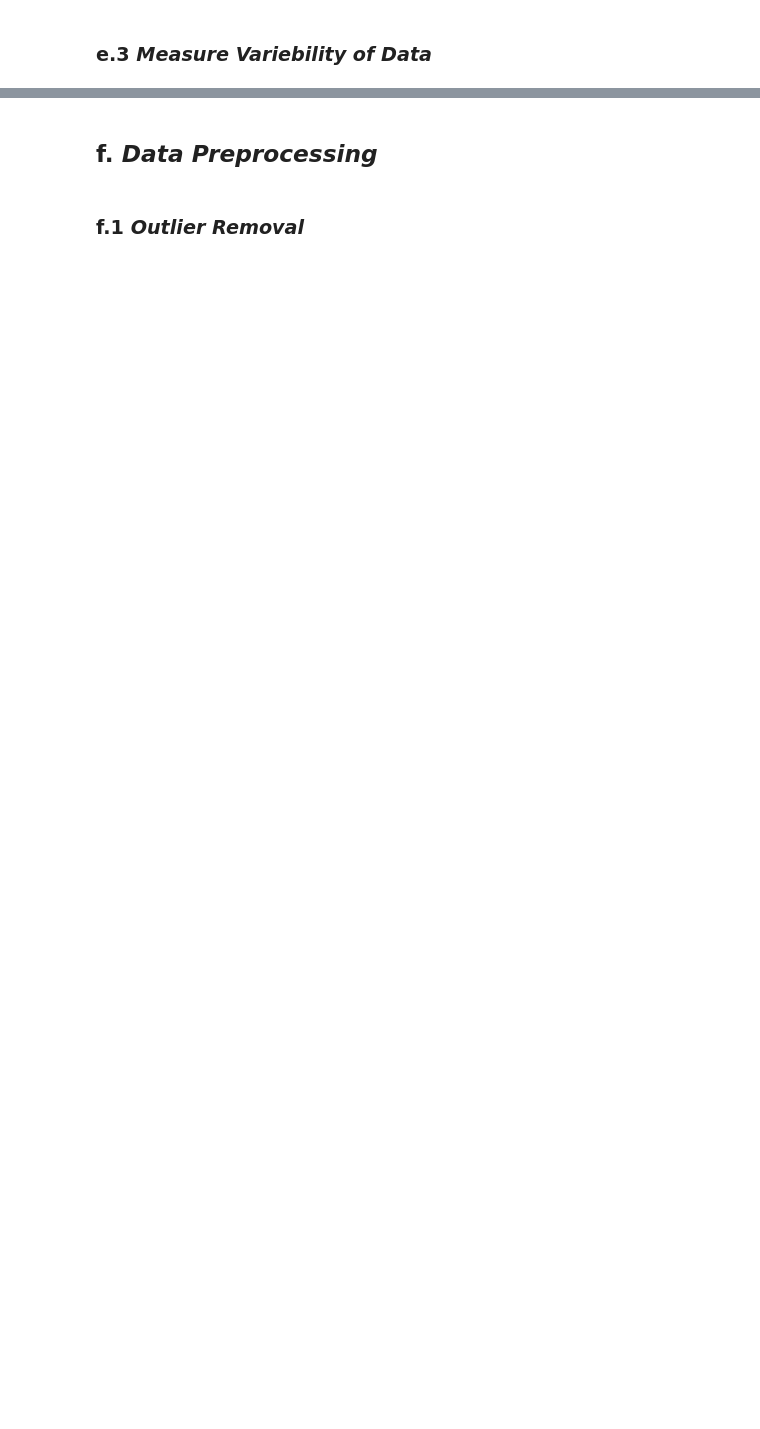
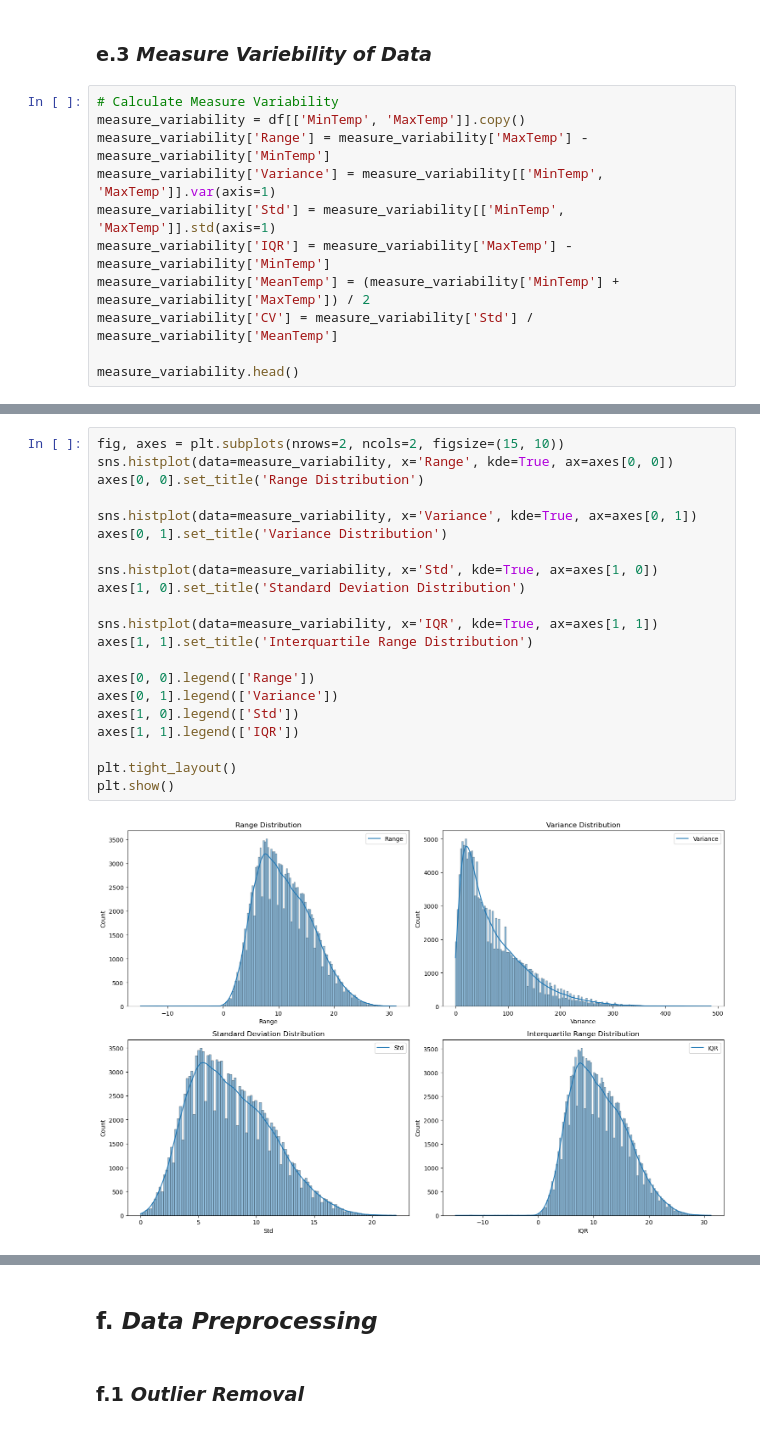
Before and after one commit to vincenta1206519/Hacktiv8_FinalProject, a Jupyter notebook: Final Project 2/PYTN_KampusMerdeka_fp2_Kelompok9.ipynb, the cells around one changed output, grey strips where cells are left out. Drawn from its saved outputs; the diff is of its cells as text; blank space fills up the shorter version.

```diff
--- a/Final Project 2/PYTN_KampusMerdeka_fp2_Kelompok9.ipynb
+++ b/Final Project 2/PYTN_KampusMerdeka_fp2_Kelompok9.ipynb
@@ -336,2 +350,13 @@ central_tendency.reset_index().rename(
 # %% [markdown]
 ### e.3 *Measure Variebility of Data*
+# %%
+# Calculate Measure Variability
+measure_variability = df[['MinTemp', 'MaxTemp']].copy()
+measure_variability['Range'] = measure_variability['MaxTemp'] - measure_variability['MinTemp']
+measure_variability['Variance'] = measure_variability[['MinTemp', 'MaxTemp']].var(axis=1)
+measure_variability['Std'] = measure_variability[['MinTemp', 'MaxTemp']].std(axis=1)
+measure_variability['IQR'] = measure_variability['MaxTemp'] - measure_variability['MinTemp']
+measure_variability['MeanTemp'] = (measure_variability['MinTemp'] + measure_variability['MaxTemp']) / 2
+measure_variability['CV'] = measure_variability['Std'] / measure_variability['MeanTemp']
+
+measure_variability.head()
@@ -337,0 +370,23 @@ central_tendency.reset_index().rename(
+# %%
+fig, axes = plt.subplots(nrows=2, ncols=2, figsize=(15, 10))
+sns.histplot(data=measure_variability, x='Range', kde=True, ax=axes[0, 0])
+axes[0, 0].set_title('Range Distribution')
+
+sns.histplot(data=measure_variability, x='Variance', kde=True, ax=axes[0, 1])
+axes[0, 1].set_title('Variance Distribution')
+
+sns.histplot(data=measure_variability, x='Std', kde=True, ax=axes[1, 0])
+axes[1, 0].set_title('Standard Deviation Distribution')
+
+sns.histplot(data=measure_variability, x='IQR', kde=True, ax=axes[1, 1])
+axes[1, 1].set_title('Interquartile Range Distribution')
+
+axes[0, 0].legend(['Range'])
+axes[0, 1].legend(['Variance'])
+axes[1, 0].legend(['Std'])
+axes[1, 1].legend(['IQR'])
+
+plt.tight_layout()
+plt.show()
+# %% [output]
+[figure, added]
```
Also changed, not shown: parts of 41 cells of this notebook, 3 other files.
